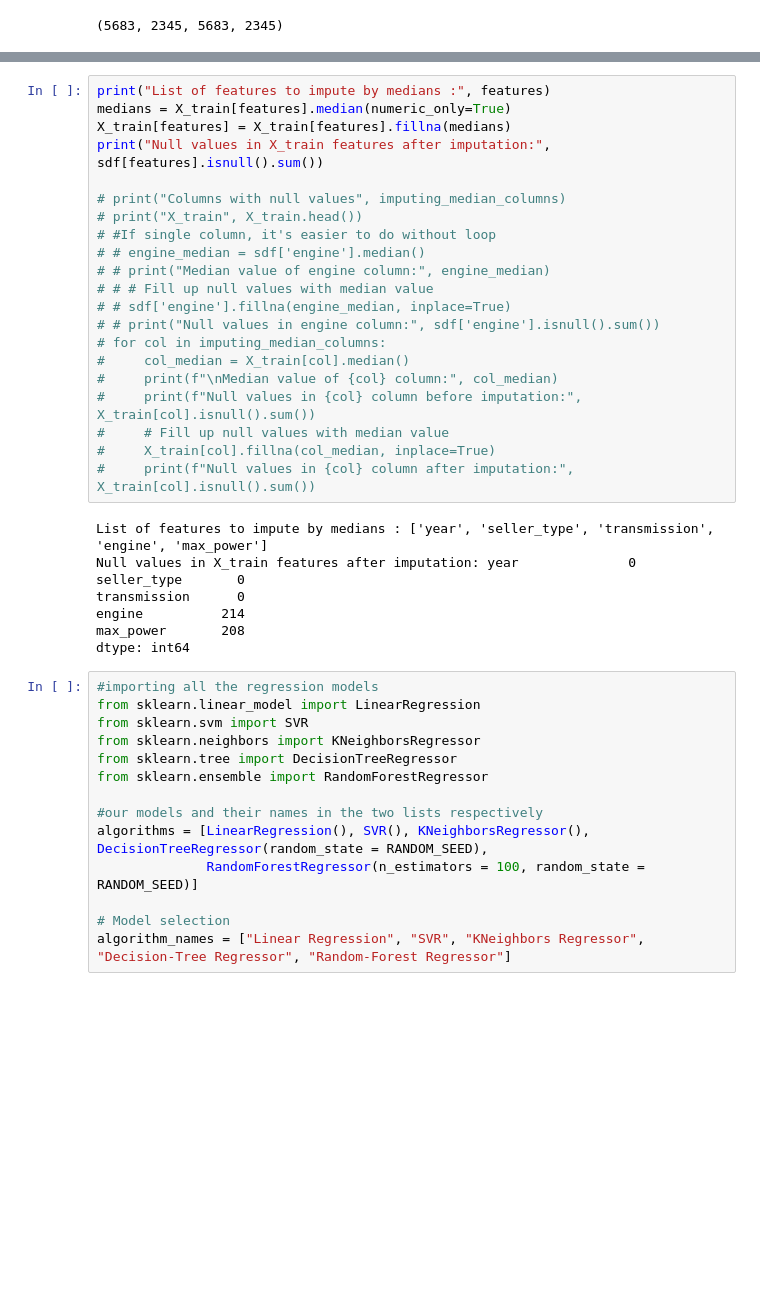
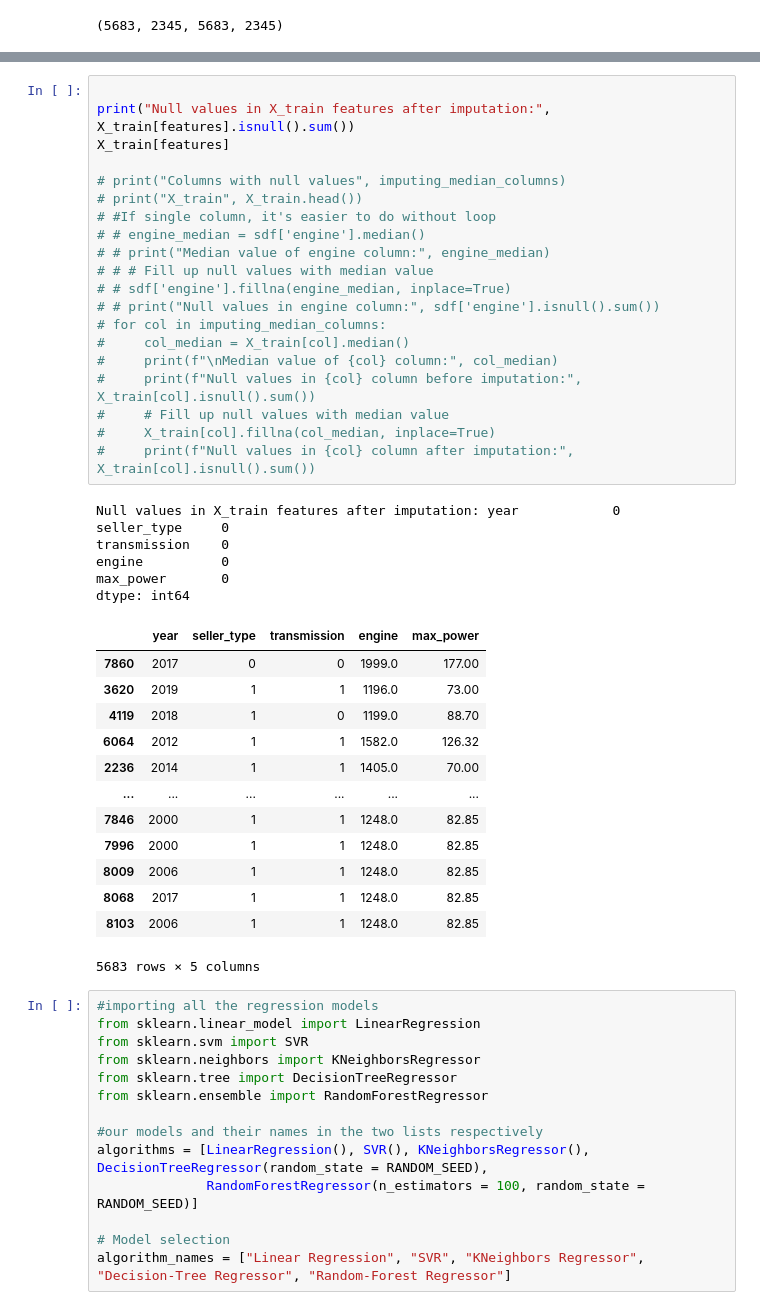
Before and after one commit to sushmi/classroom, a Jupyter notebook: notebooks/A1 - Predicting Car Prices.ipynb, the cells around one changed output, grey strips where cells are left out. Drawn from its saved outputs; the diff is of its cells as text; blank space fills up the shorter version.

```diff
--- a/notebooks/A1 - Predicting Car Prices.ipynb
+++ b/notebooks/A1 - Predicting Car Prices.ipynb
@@ -843,32 +895,43 @@ len(X_train), len(X_test), len(y_train), len(y_test)
 # %%
-print("List of features to impute by medians :", features)
-medians = X_train[features].median(numeric_only=True)
-X_train[features] = X_train[features].fillna(medians)
-print("Null values in X_train features after imputation:", sdf[features].isnull().sum())
+
+print("Null values in X_train features after imputation:", X_train[features].isnull().sum())
+X_train[features]
 
 # print("Columns with null values", imputing_median_columns)
 # print("X_train", X_train.head())
 # #If single column, it's easier to do without loop
 # # engine_median = sdf['engine'].median()
 # # print("Median value of engine column:", engine_median)
 # # # Fill up null values with median value
 # # sdf['engine'].fillna(engine_median, inplace=True)
 # # print("Null values in engine column:", sdf['engine'].isnull().sum())
 # for col in imputing_median_columns:
 #     col_median = X_train[col].median()
 #     print(f"\nMedian value of {col} column:", col_median)
 #     print(f"Null values in {col} column before imputation:", X_train[col].isnull().sum())
 #     # Fill up null values with median value
 #     X_train[col].fillna(col_median, inplace=True)
 #     print(f"Null values in {col} column after imputation:", X_train[col].isnull().sum())
 # %% [output]
-List of features to impute by medians : ['year', 'seller_type', 'transmission', 'engine', 'max_power']
-Null values in X_train features after imputation: year              0
-seller_type       0
-transmission      0
-engine          214
-max_power       208
+Null values in X_train features after imputation: year            0
+seller_type     0
+transmission    0
+engine          0
+max_power       0
 dtype: int64
+|  | year | seller_type | transmission | engine | max_power |
+| 7860 | 2017 | 0 | 0 | 1999.0 | 177.00 |
+| 3620 | 2019 | 1 | 1 | 1196.0 | 73.00 |
+| 4119 | 2018 | 1 | 0 | 1199.0 | 88.70 |
+| 6064 | 2012 | 1 | 1 | 1582.0 | 126.32 |
+| 2236 | 2014 | 1 | 1 | 1405.0 | 70.00 |
+| ... | ... | ... | ... | ... | ... |
+| 7846 | 2000 | 1 | 1 | 1248.0 | 82.85 |
+| 7996 | 2000 | 1 | 1 | 1248.0 | 82.85 |
+| 8009 | 2006 | 1 | 1 | 1248.0 | 82.85 |
+| 8068 | 2017 | 1 | 1 | 1248.0 | 82.85 |
+| 8103 | 2006 | 1 | 1 | 1248.0 | 82.85 |
+5683 rows × 5 columns
 # %%
 #importing all the regression models
 from sklearn.linear_model import LinearRegression
```
Also changed, not shown: parts of 16 cells of this notebook, 1 other file.
